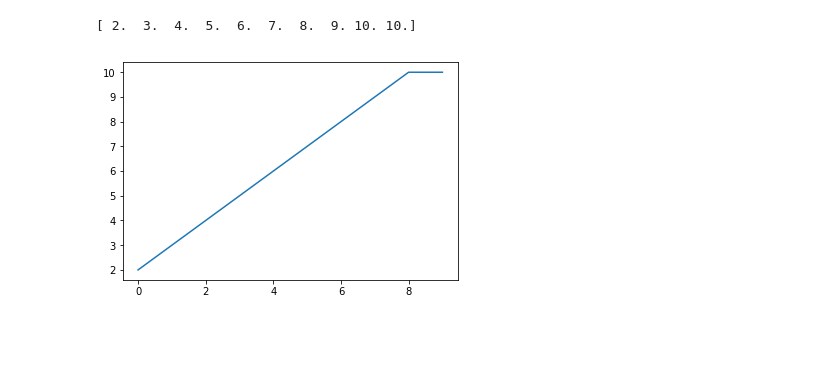
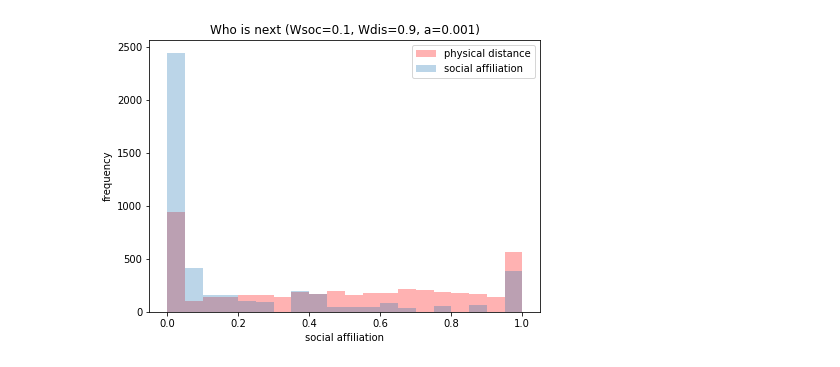
Before and after one commit to sotainoue/ProbabilityNext, a Jupyter notebook: simulation.ipynb, the cells around one changed output. Saved outputs shown, nothing was run; the diff lists cells and outputs as text; code cells hidden in the pictures; blank space fills up the shorter version.

```diff
--- a/simulation.ipynb
+++ b/simulation.ipynb
@@ -108,7 +140,19 @@ for k in range(itr):
-# %%
-print(num_ind)
-plt.plot(range(itr),num_ind)
-plt.show()
-# %% [output]
-[ 2.  3.  4.  5.  6.  7.  8.  9. 10. 10.]
-[figure, removed]
+# %%
+xx = range(itr*N)
+
+fig = plt.figure(figsize=(7,5))
+plt.hist(phi_distance,bins=20,color="red",alpha=0.3)
+plt.xlabel("physical distance")
+plt.ylabel("frequency")
+
+plt.hist(soc_distance,bins=20,alpha=0.3)
+plt.xlabel("social affiliation")
+plt.ylabel("frequency")
+#plt.show()
+plt.legend(['physical distance','social affiliation'])
+plt.title("Who is next (Wsoc=0.1, Wdis=0.9, a=0.001)")
+#plt.show()
+
+plt.savefig("result.png",dpi=300)
+# %% [output]
+[figure, added]
```
Also changed, not shown: parts of 2 cells of this notebook.
